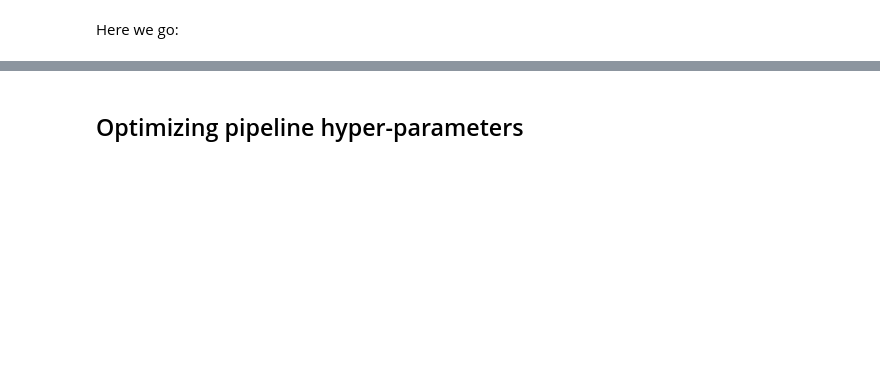
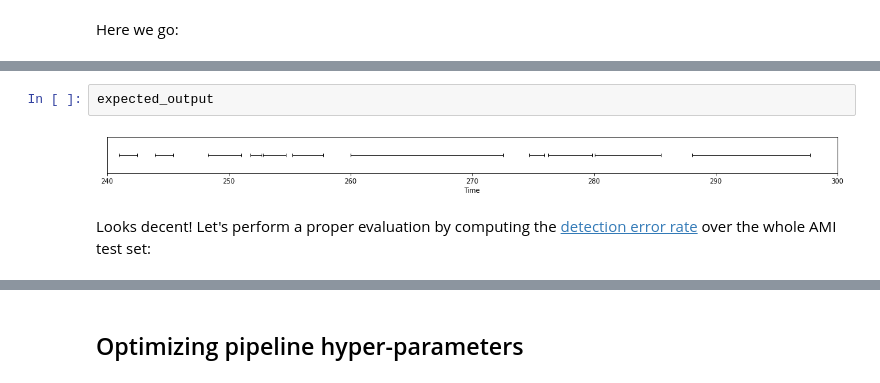
Before and after one commit to mahdeslami11/pyannote-audio, a Jupyter notebook: tutorials/voice_activity_detection.ipynb, the cells around one changed output, grey strips where cells are left out. Saved outputs shown, nothing was run; the diff lists cells and outputs as text; blank space fills up the shorter version.

```diff
--- a/tutorials/voice_activity_detection.ipynb
+++ b/tutorials/voice_activity_detection.ipynb
@@ -86,0 +142,6 @@ pipeline(test_file).get_timeline()
+# %%
+expected_output
+# %% [output]
+[figure, added]
+# %% [markdown]
+Looks decent! Let's perform a proper evaluation by computing the [detection error rate](https://pyannote.github.io/pyannote-metrics/reference.html#detection) over the whole AMI test set:
```
Also changed, not shown: parts of 38 cells of this notebook.
